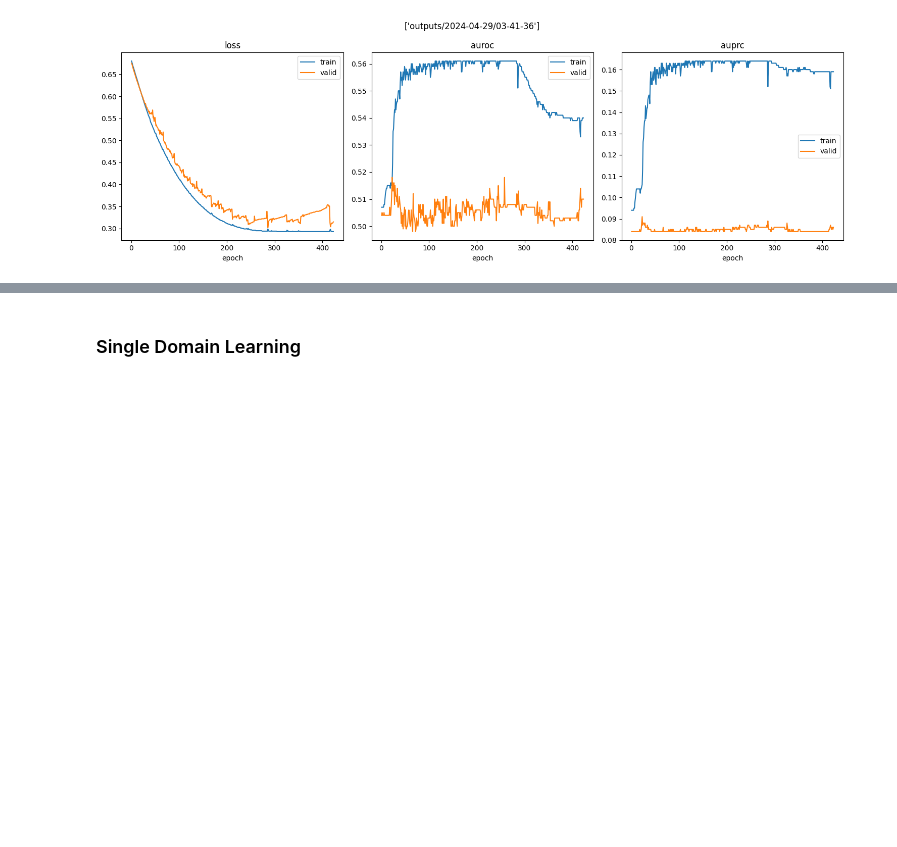
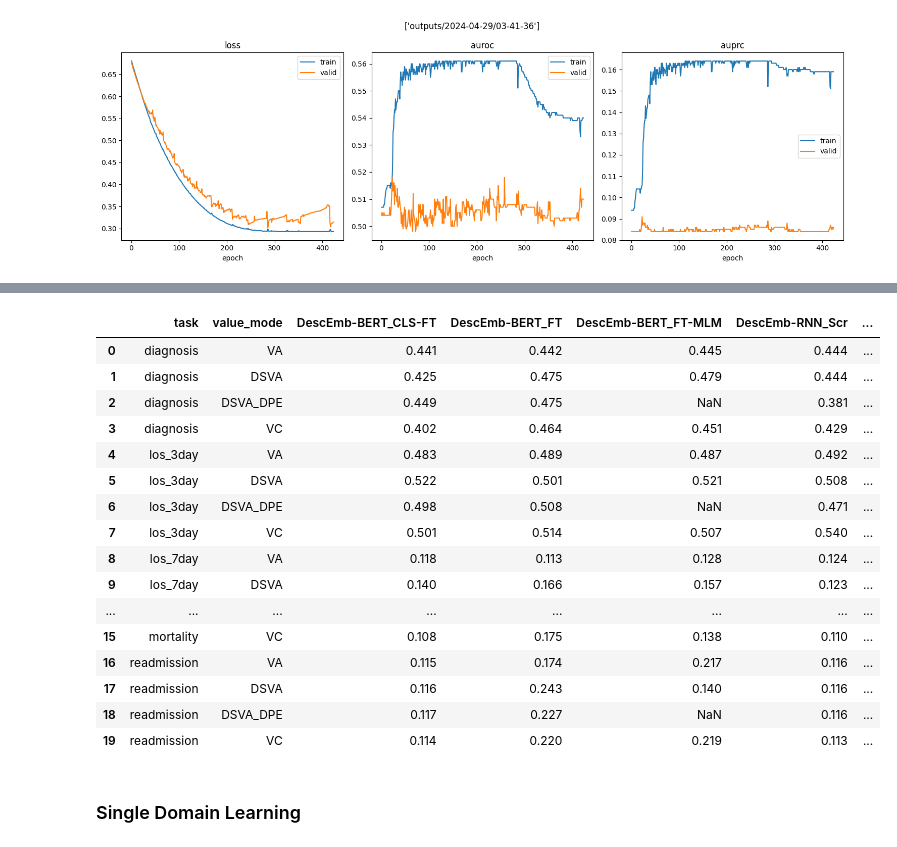
Before and after one commit to constantinkappel/dlh_project, a Jupyter notebook: 00_DL4H_Team_86_normank2_ajangid2_daniel43.ipynb, the cells around one changed output, grey strips where cells are left out. Saved outputs shown, nothing was run; the diff lists cells and outputs as text; code cells hidden in the pictures; blank space fills up the shorter version.

```diff
--- a/00_DL4H_Team_86_normank2_ajangid2_daniel43.ipynb
+++ b/00_DL4H_Team_86_normank2_ajangid2_daniel43.ipynb
@@ -551,3 +680,23 @@ table.head(200)
+# %%
+create_result_table(tag2run, df_exp, df_metrics)
+# %% [output]
+|  | task | value_mode | DescEmb-BERT_CLS-FT | DescEmb-BERT_FT | DescEmb-BERT_FT-MLM | DescEmb-RNN_Scr | ... |
+| 0 | diagnosis | VA | 0.441 | 0.442 | 0.445 | 0.444 | ... |
+| 1 | diagnosis | DSVA | 0.425 | 0.475 | 0.479 | 0.444 | ... |
+| 2 | diagnosis | DSVA_DPE | 0.449 | 0.475 | NaN | 0.381 | ... |
+| 3 | diagnosis | VC | 0.402 | 0.464 | 0.451 | 0.429 | ... |
+| 4 | los_3day | VA | 0.483 | 0.489 | 0.487 | 0.492 | ... |
+| 5 | los_3day | DSVA | 0.522 | 0.501 | 0.521 | 0.508 | ... |
+| 6 | los_3day | DSVA_DPE | 0.498 | 0.508 | NaN | 0.471 | ... |
+| 7 | los_3day | VC | 0.501 | 0.514 | 0.507 | 0.540 | ... |
+| 8 | los_7day | VA | 0.118 | 0.113 | 0.128 | 0.124 | ... |
+| 9 | los_7day | DSVA | 0.140 | 0.166 | 0.157 | 0.123 | ... |
+| ... | ... | ... | ... | ... | ... | ... | ... |
+| 15 | mortality | VC | 0.108 | 0.175 | 0.138 | 0.110 | ... |
+| 16 | readmission | VA | 0.115 | 0.174 | 0.217 | 0.116 | ... |
+| 17 | readmission | DSVA | 0.116 | 0.243 | 0.140 | 0.116 | ... |
+| 18 | readmission | DSVA_DPE | 0.117 | 0.227 | NaN | 0.116 | ... |
+| 19 | readmission | VC | 0.114 | 0.220 | 0.219 | 0.113 | ... |
 # %% [markdown]
 ### Single Domain Learning
 # %% [markdown]
```
Also changed, not shown: parts of 25 cells of this notebook, 3 other files.
